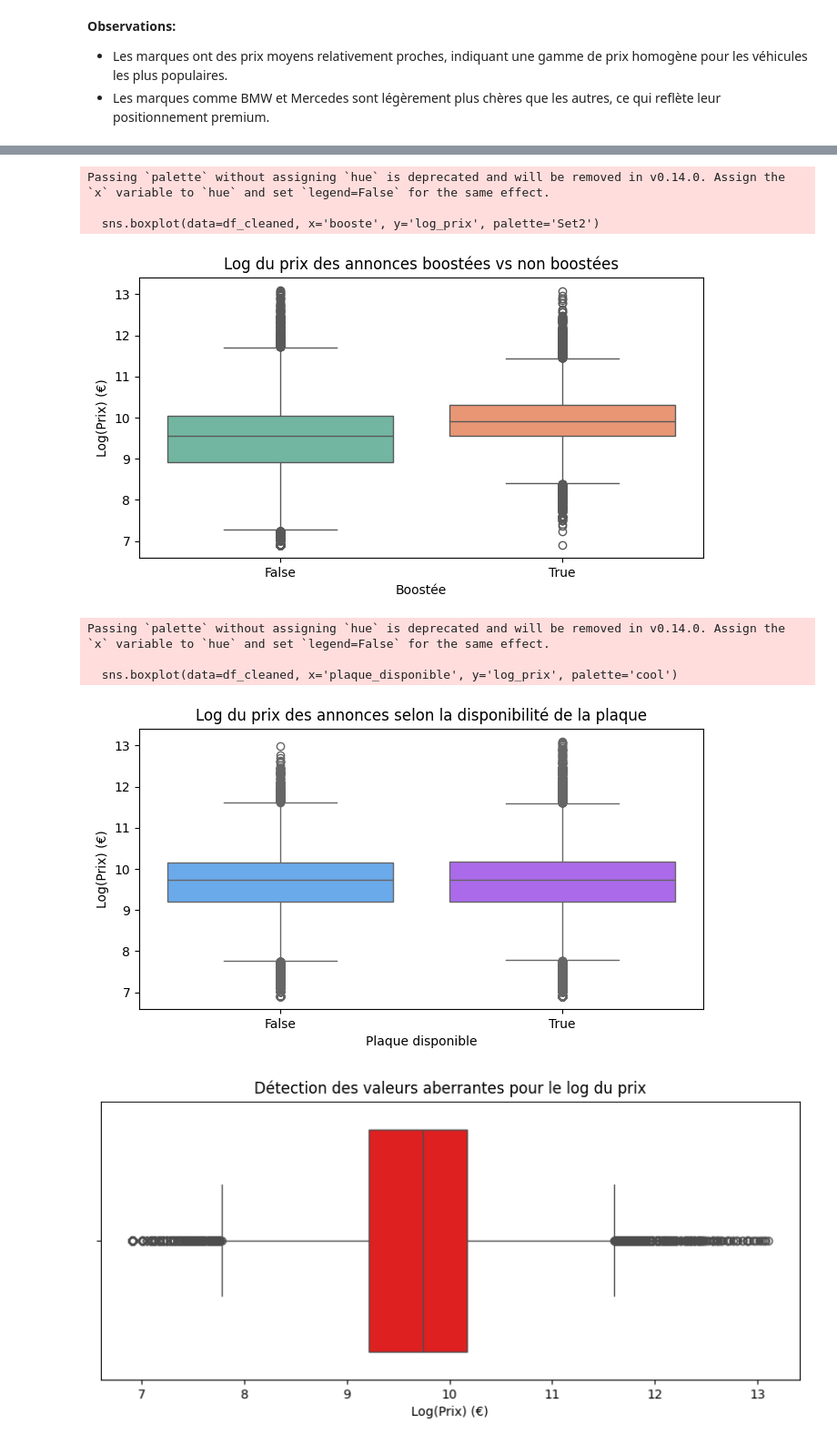
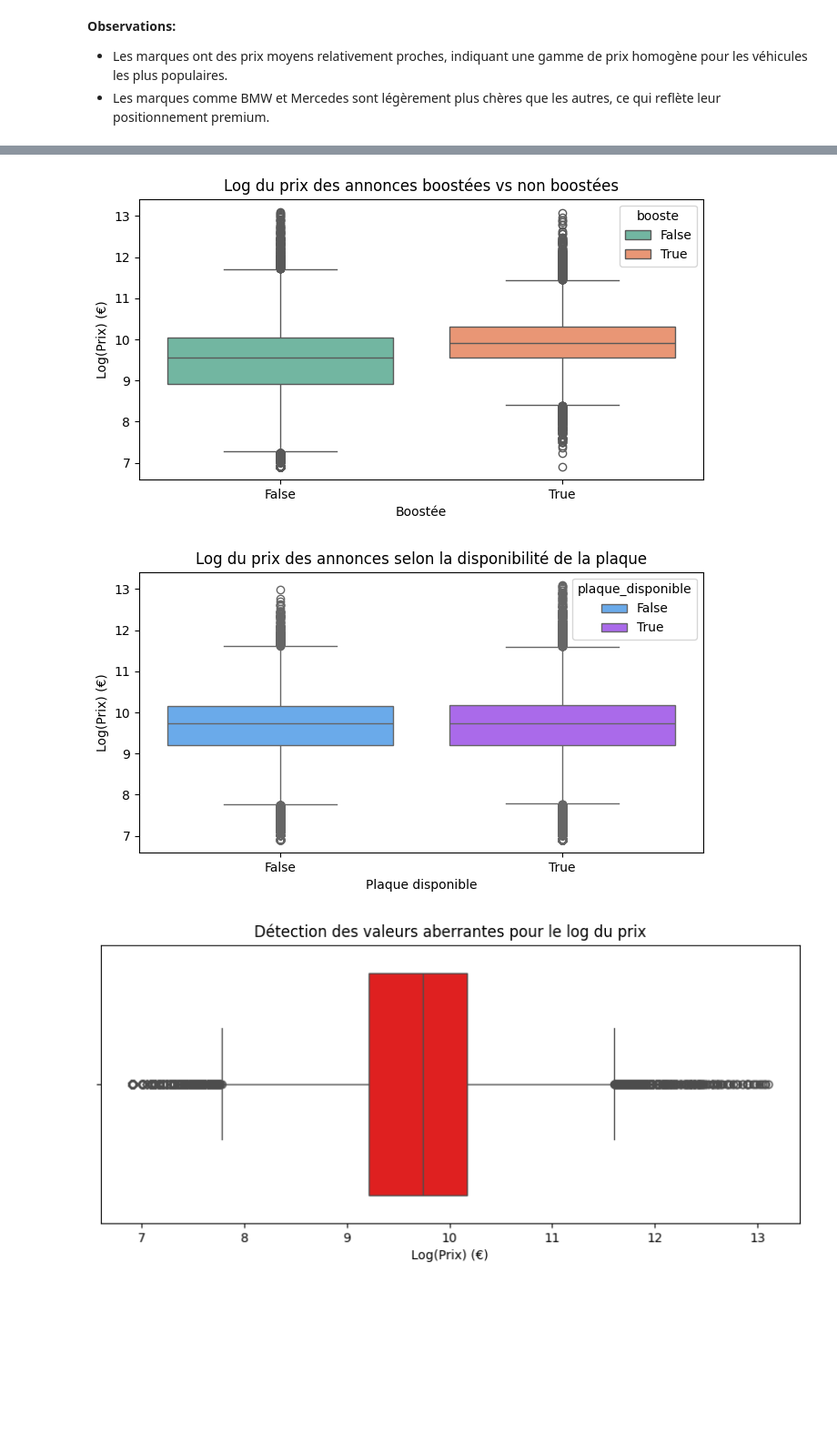
Before and after one commit to the-demby/Leboncoin_Predicting_Price, a Jupyter notebook: leboncoin.ipynb, the cells around one changed output, grey strips where cells are left out. Shown at 91% size. Drawn from its saved outputs; the diff is of its cells as text; code cells hidden in the pictures; blank space fills up the shorter version.

Commit message:
Clean outputs

```diff
--- a/leboncoin.ipynb
+++ b/leboncoin.ipynb
@@ -785,31 +779,25 @@ Passing `palette` without assigning `hue` is deprecated and will be removed in v
 # %%
 # Analyse des annonces boostées
 plt.figure(figsize=(8, 4))
-sns.boxplot(data=df_cleaned, x='booste', y='log_prix', palette='Set2')
+sns.boxplot(data=df_cleaned, x='booste', y='log_prix', palette='Set2', hue='booste')
 plt.title('Log du prix des annonces boostées vs non boostées')
 plt.xlabel('Boostée')
 plt.ylabel('Log(Prix) (€)')
 plt.savefig(os.path.join("graphs", 'Log du prix des annonces boostées vs non boostées.png'))
 plt.show()
 # %% [output]
-Passing `palette` without assigning `hue` is deprecated and will be removed in v0.14.0. Assign the `x` variable to `hue` and set `legend=False` for the same effect.
-
-  sns.boxplot(data=df_cleaned, x='booste', y='log_prix', palette='Set2')
-[figure, old version]
+[figure, new version]
 # %%
 # Relation entre plaque_disponible et log_prix
 plt.figure(figsize=(8, 4))
-sns.boxplot(data=df_cleaned, x='plaque_disponible', y='log_prix', palette='cool')
+sns.boxplot(data=df_cleaned, x='plaque_disponible', y='log_prix', palette='cool',hue='plaque_disponible')
 plt.title('Log du prix des annonces selon la disponibilité de la plaque')
 plt.xlabel('Plaque disponible')
 plt.ylabel('Log(Prix) (€)')
 plt.savefig(os.path.join("graphs", 'Log du prix des annonces selon la disponibilité de la plaque.png'))
 plt.show()
 # %% [output]
-Passing `palette` without assigning `hue` is deprecated and will be removed in v0.14.0. Assign the `x` variable to `hue` and set `legend=False` for the same effect.
-
-  sns.boxplot(data=df_cleaned, x='plaque_disponible', y='log_prix', palette='cool')
-[figure, old version]
+[figure, new version]
 # %%
 # 5. Détection des valeurs aberrantes
 # Boxplot pour identifier les outliers
```
Also changed, not shown: parts of 5 cells of this notebook.
